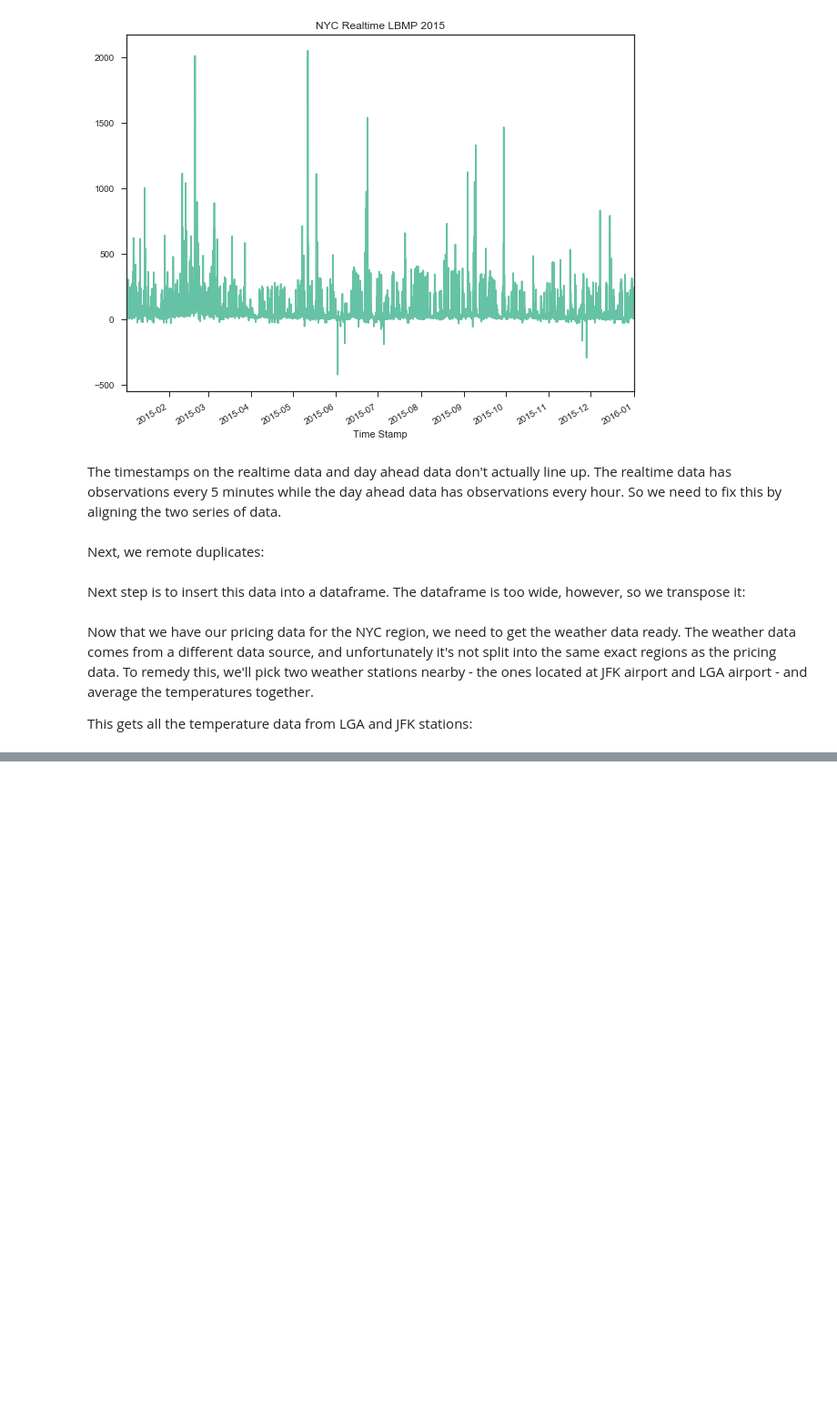
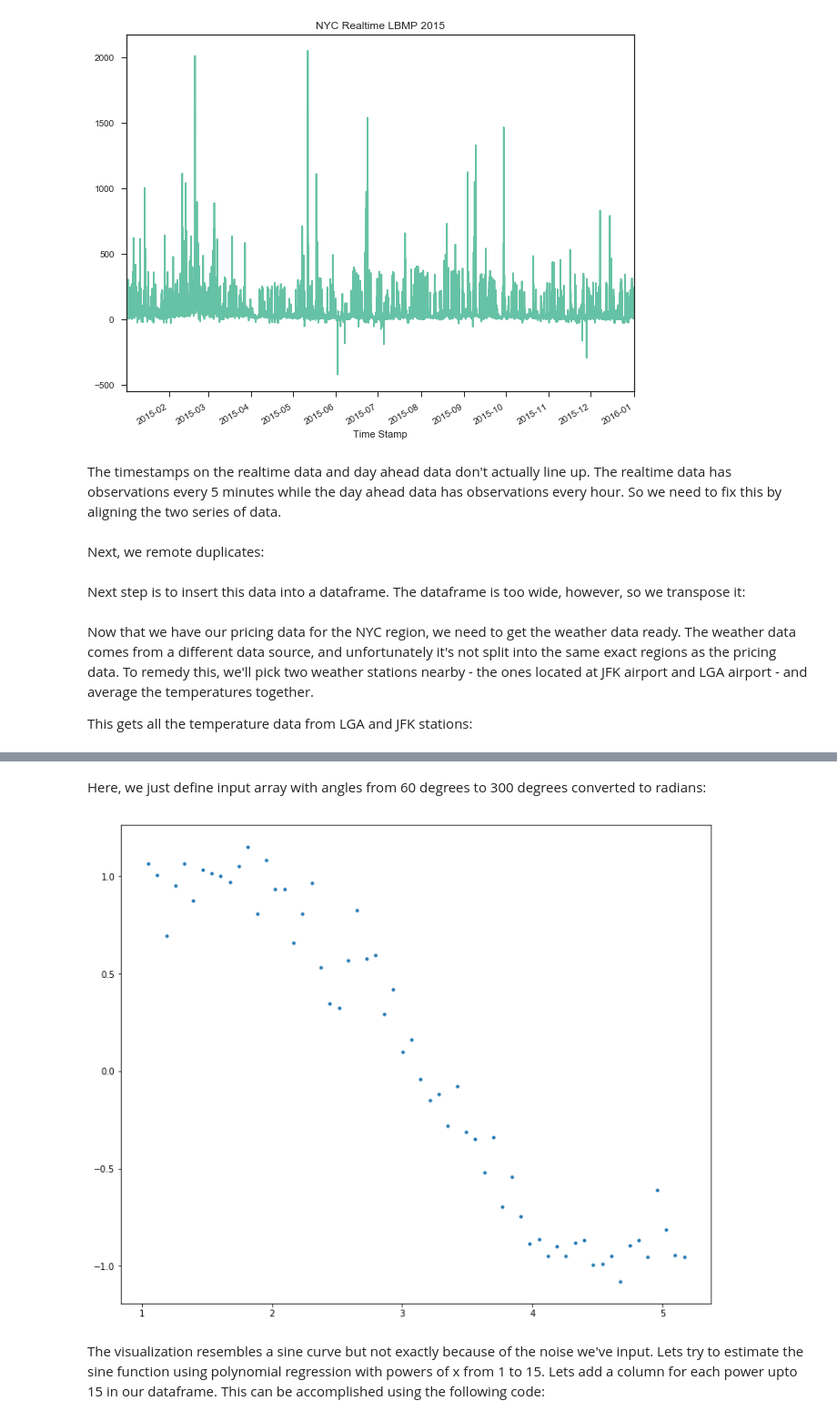
Before and after one commit to clesleycode/regression, a Jupyter notebook: regression.ipynb, the cells around one changed output, grey strips where cells are left out. Shown at 91% size. Drawn from its saved outputs; the diff is of its cells as text; code cells hidden in the pictures; blank space fills up the shorter version.

```diff
--- a/regression.ipynb
+++ b/regression.ipynb
@@ -566,0 +660,2 @@ dam_rtm_act_df = dam_rtm_df.join(actual_temp_df, how='left').fillna(method='ffil
+# %%
+exog_data = np.array([daily_df['Actual Max Temp'].values, daily_df['dam_lbmp'].values])
@@ -566,0 +664,4 @@ dam_rtm_act_df = dam_rtm_df.join(actual_temp_df, how='left').fillna(method='ffil
+# %%
+k = 250
+m = ARIMA(daily_df['rtm_lbmp'].values[0:k], [0,0,1], exog=np.transpose(exog_data[:,0:k]), dates=daily_df.index.values[0:k])
+results = m.fit(trend='nc', disp=True)
@@ -566,0 +670,2 @@ dam_rtm_act_df = dam_rtm_df.join(actual_temp_df, how='left').fillna(method='ffil
+# %%
+predicted_prices = results.predict(10, 364, exog=np.transpose(exog_data), dynamic=True)
@@ -566,0 +818,20 @@ dam_rtm_act_df = dam_rtm_df.join(actual_temp_df, how='left').fillna(method='ffil
+# %%
+import numpy as np
+import pandas as pd
+import random
+import matplotlib.pyplot as plt
+from matplotlib.pylab import rcParams
+rcParams['figure.figsize'] = 12, 10
+# %% [markdown]
+Here, we just define input array with angles from 60 degrees to 300 degrees converted to radians:
+# %%
+x = np.array([i*np.pi/180 for i in range(60,300,4)])
+np.random.seed(10)
+y = np.sin(x) + np.random.normal(0,0.15,len(x))
+data = pd.DataFrame(np.column_stack([x,y]),columns=['x','y'])
+plt.plot(data['x'],data['y'],'.')
+plt.show()
+# %% [output]
+[figure, added]
+# %% [markdown]
+The visualization resembles a sine curve but not exactly because of the noise we've input. Lets try to estimate the sine function using polynomial regression with powers of x from 1 to 15. Lets add a column for each power upto 15 in our dataframe. This can be accomplished using the following code:
```
Also changed, not shown: parts of 74 cells of this notebook.
